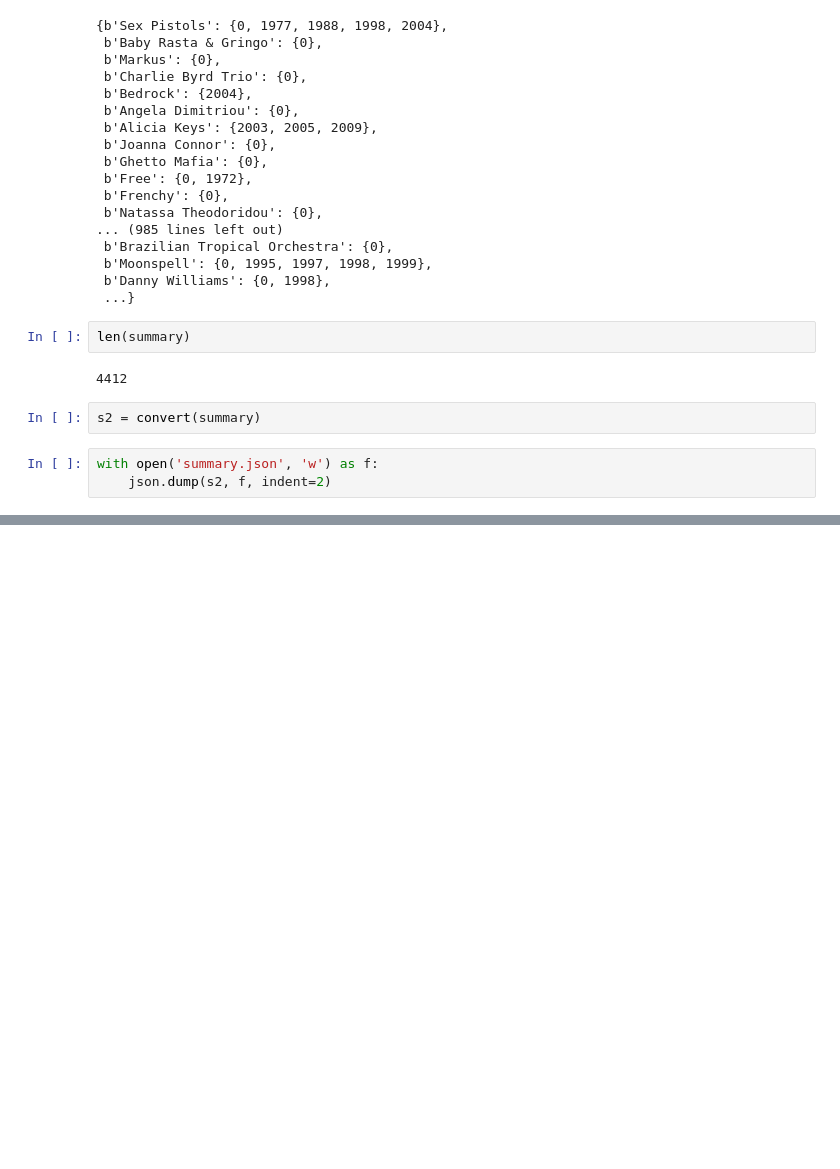
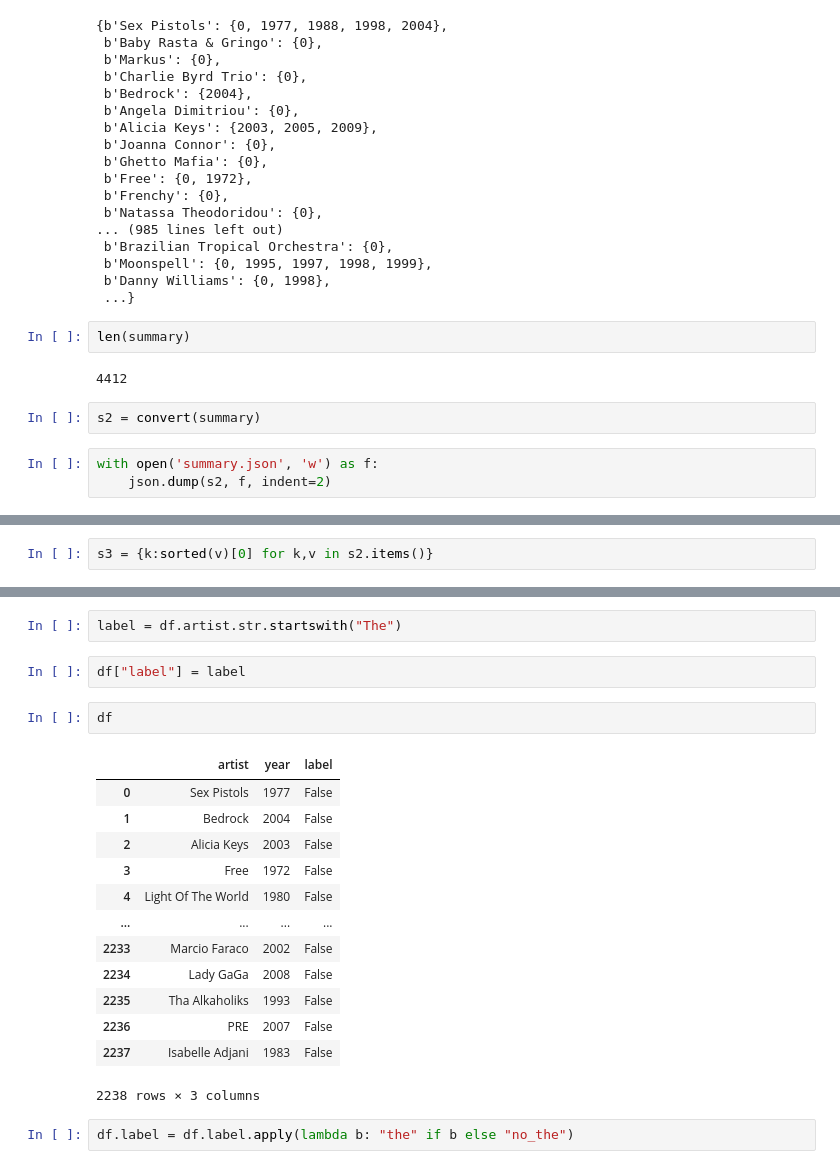
Before and after one commit to turing-complet/band-names, a Jupyter notebook: exploration.ipynb, the cells around one changed output, grey strips where cells are left out. Saved outputs shown, nothing was run; the diff lists cells and outputs as text; blank space fills up the shorter version.

```diff
--- a/exploration.ipynb
+++ b/exploration.ipynb
@@ -64,0 +93,2 @@ with open('summary.json', 'w') as f:
+# %%
+s3 = {k:sorted(v)[0] for k,v in s2.items()}
@@ -64,0 +161,22 @@ with open('summary.json', 'w') as f:
+# %%
+label = df.artist.str.startswith("The")
+# %%
+df["label"] = label
+# %%
+df
+# %% [output]
+|  | artist | year | label |
+| 0 | Sex Pistols | 1977 | False |
+| 1 | Bedrock | 2004 | False |
+| 2 | Alicia Keys | 2003 | False |
+| 3 | Free | 1972 | False |
+| 4 | Light Of The World | 1980 | False |
+| ... | ... | ... | ... |
+| 2233 | Marcio Faraco | 2002 | False |
+| 2234 | Lady GaGa | 2008 | False |
+| 2235 | Tha Alkaholiks | 1993 | False |
+| 2236 | PRE | 2007 | False |
+| 2237 | Isabelle Adjani | 1983 | False |
+2238 rows × 3 columns
+# %%
+df.label = df.label.apply(lambda b: "the" if b else "no_the")
```
Also changed, not shown: parts of 13 cells of this notebook, 2 other files.
